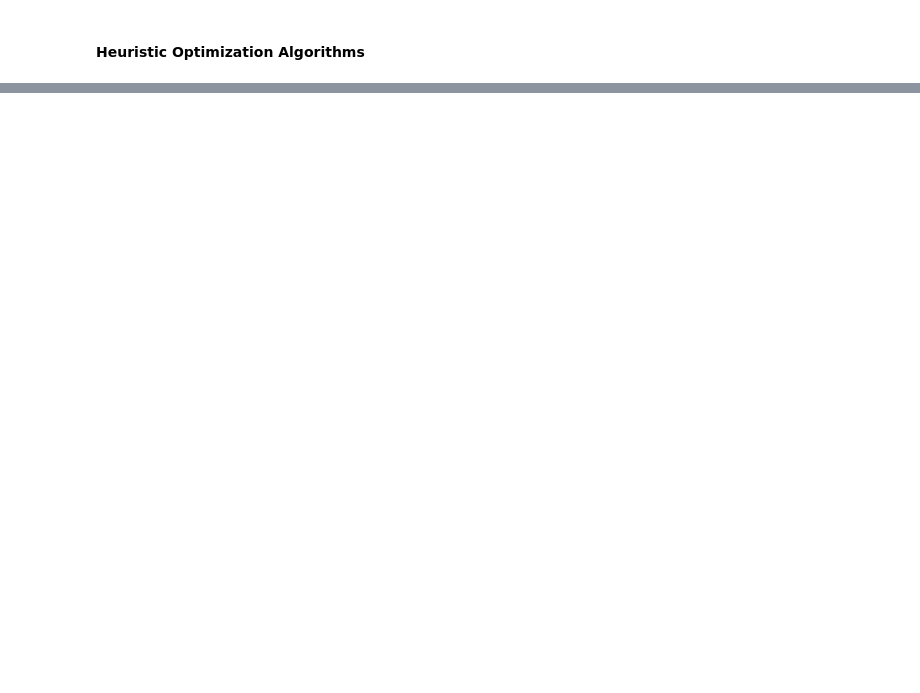
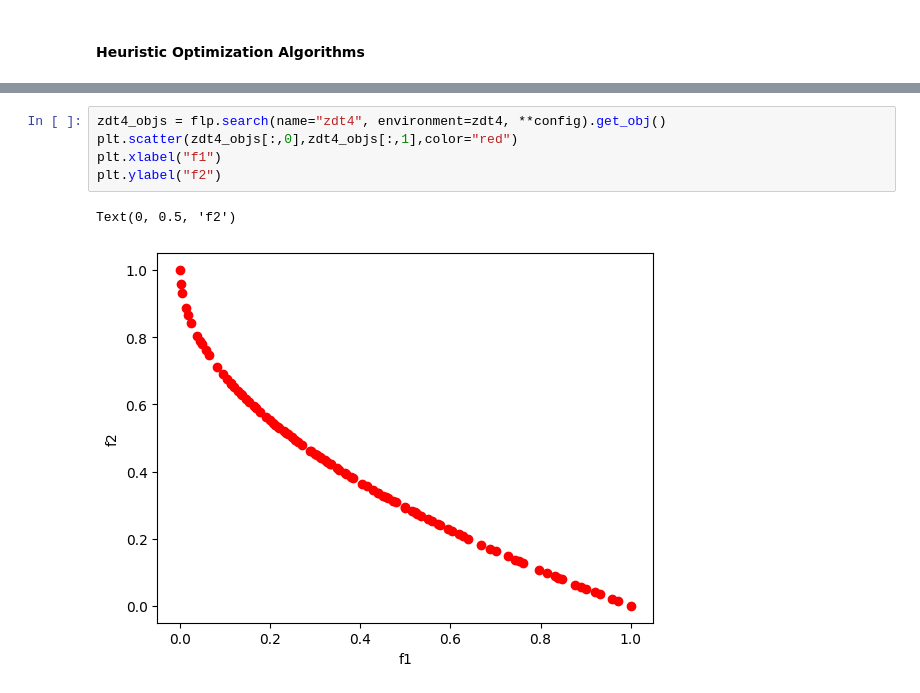
Before and after one commit to ktafakkori/feloopy, a Jupyter notebook: examples/feloopy-0.3.0+/zitzler-deb-thiele-problem.ipynb, the cells around one changed output, grey strips where cells are left out. Saved outputs shown, nothing was run; the diff lists cells and outputs as text; blank space fills up the shorter version.

```diff
--- a/examples/feloopy-0.3.0+/zitzler-deb-thiele-problem.ipynb
+++ b/examples/feloopy-0.3.0+/zitzler-deb-thiele-problem.ipynb
@@ -35,0 +88,8 @@ NameError: name 'verbose' is not defined
+# %%
+zdt4_objs = flp.search(name="zdt4", environment=zdt4, **config).get_obj()
+plt.scatter(zdt4_objs[:,0],zdt4_objs[:,1],color="red")
+plt.xlabel("f1")
+plt.ylabel("f2")
+# %% [output]
+Text(0, 0.5, 'f2')
+[figure, added]
```
Also changed, not shown: parts of 11 cells of this notebook, 1 other file.
